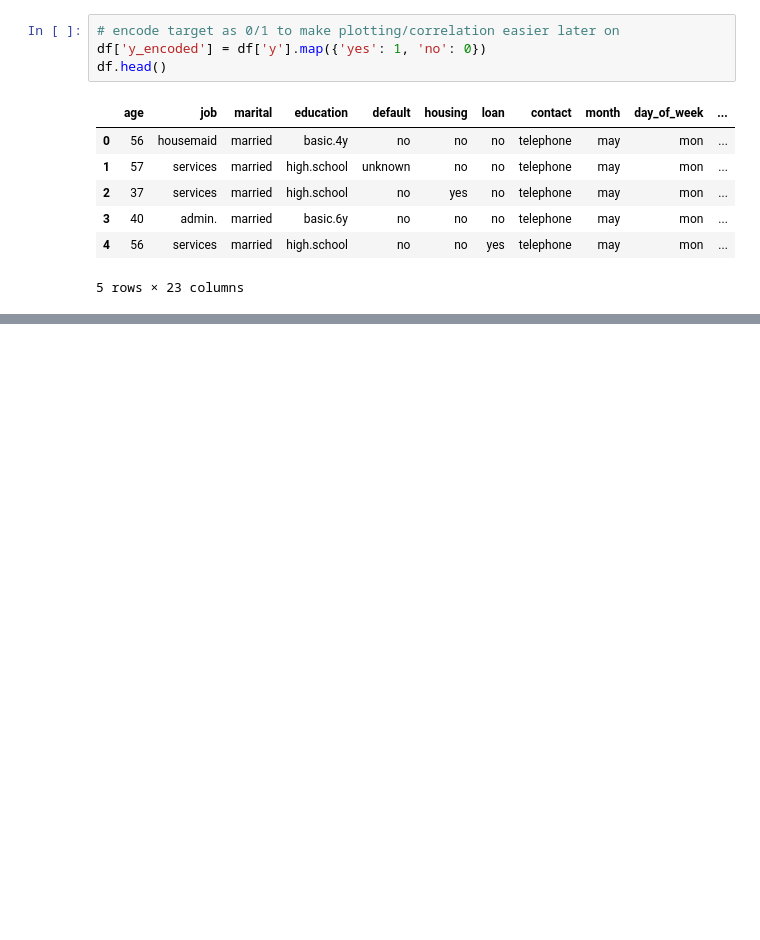
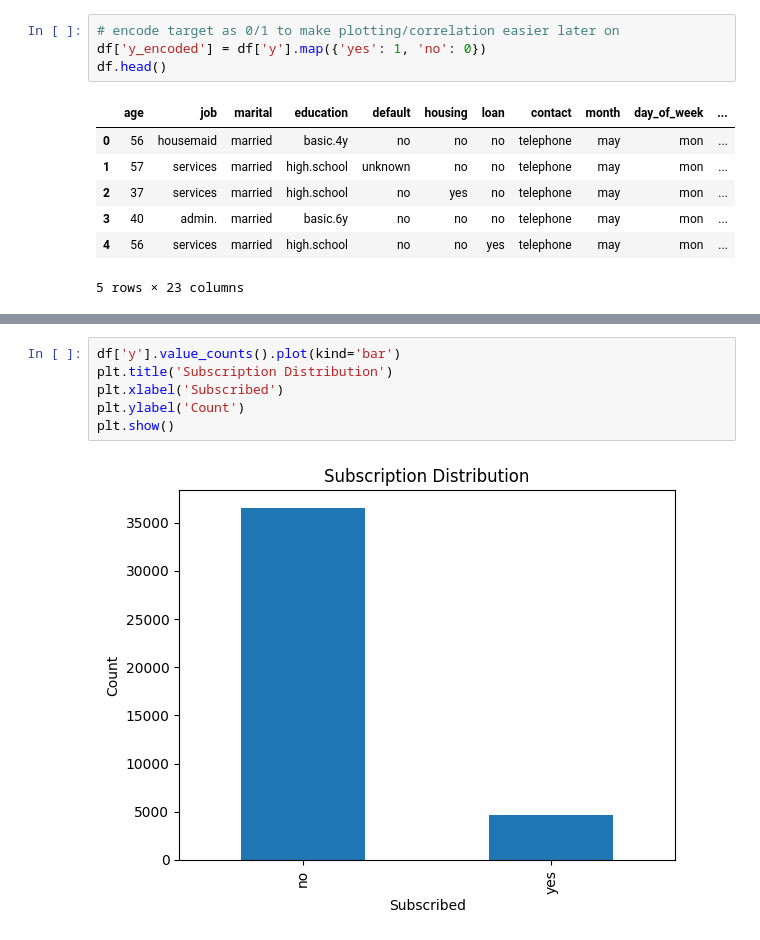
Before and after one commit to cuboidalstudios/ML_REF_DEF, a Jupyter notebook: Machine_Learning_REFDEF.ipynb, the cells around one changed output, grey strips where cells are left out. Saved outputs shown, nothing was run; the diff lists cells and outputs as text; blank space fills up the shorter version.

Commit message:
EDA - Target Distribution

```diff
--- a/Machine_Learning_REFDEF.ipynb
+++ b/Machine_Learning_REFDEF.ipynb
@@ -142,0 +168,8 @@ df.head()
+# %%
+df['y'].value_counts().plot(kind='bar')
+plt.title('Subscription Distribution')
+plt.xlabel('Subscribed')
+plt.ylabel('Count')
+plt.show()
+# %% [output]
+[figure, added]
```
Also changed, not shown: parts of 7 cells of this notebook.
